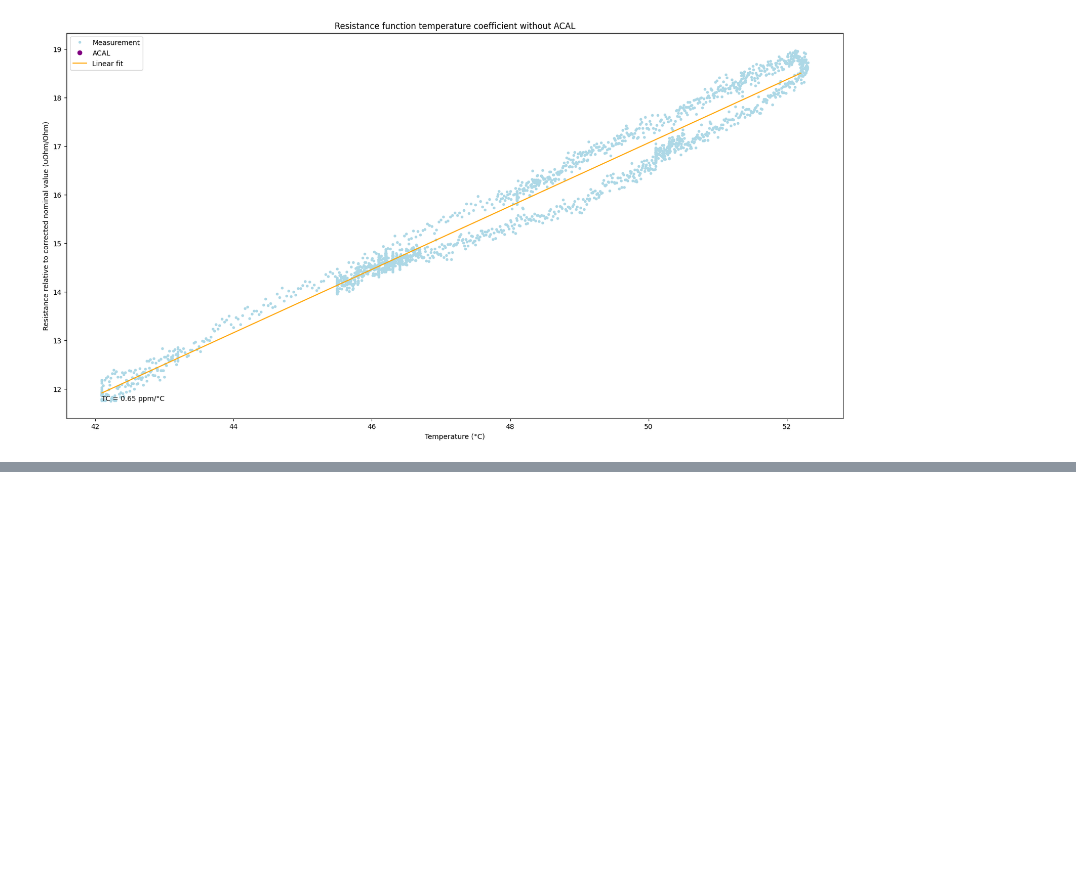
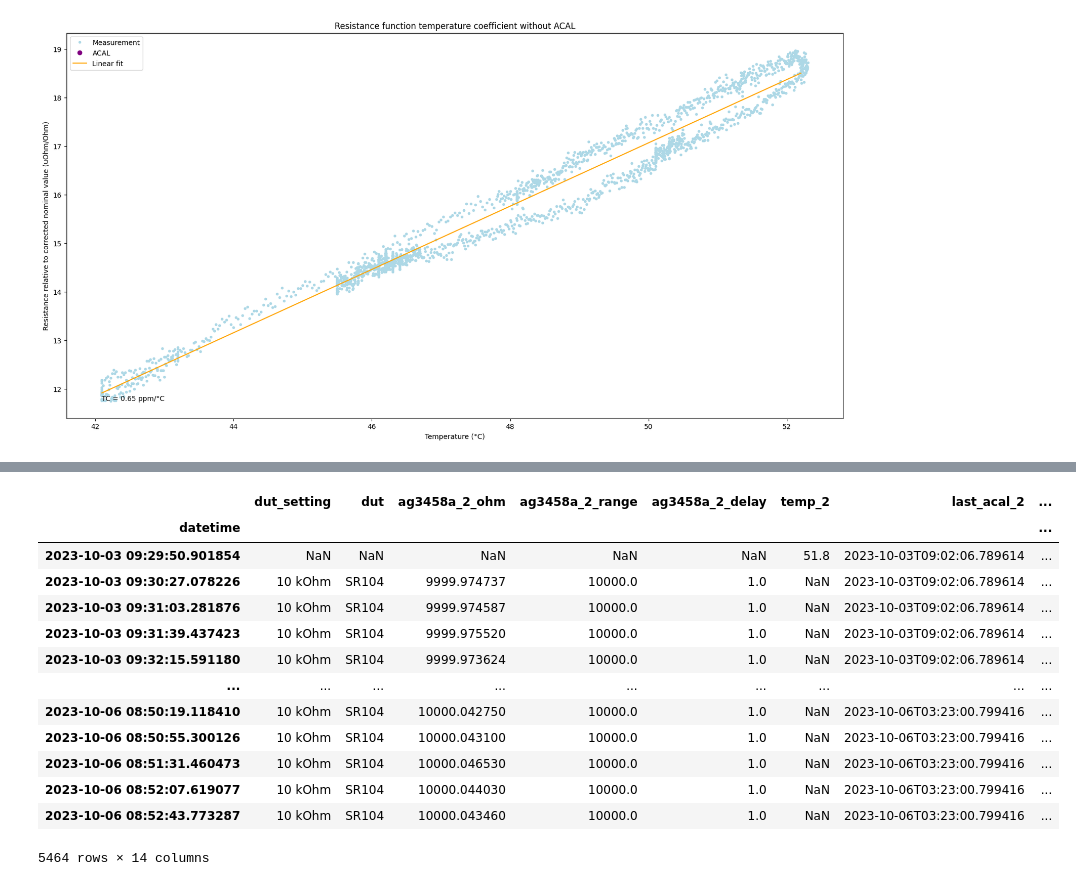
Before and after one commit to alson/metrology-data-analysis, a Jupyter notebook: resistance.ipynb, the cells around one changed output, grey strips where cells are left out. Drawn from its saved outputs; the diff is of its cells as text; code cells hidden in the pictures; blank space fills up the shorter version.

```diff
--- a/resistance.ipynb
+++ b/resistance.ipynb
@@ -309,0 +358,17 @@ process_dcv_tc(ks3458a_dc_w_acal, 2)
+# %%
+ln_10k_1502633
+# %% [output]
+|  | dut_setting | dut | ag3458a_2_ohm | ag3458a_2_range | ag3458a_2_delay | temp_2 | last_acal_2 | ... |
+| datetime |  |  |  |  |  |  |  | ... |
+| 2023-10-03 09:29:50.901854 | NaN | NaN | NaN | NaN | NaN | 51.8 | 2023-10-03T09:02:06.789614 | ... |
+| 2023-10-03 09:30:27.078226 | 10 kOhm | SR104 | 9999.974737 | 10000.0 | 1.0 | NaN | 2023-10-03T09:02:06.789614 | ... |
+| 2023-10-03 09:31:03.281876 | 10 kOhm | SR104 | 9999.974587 | 10000.0 | 1.0 | NaN | 2023-10-03T09:02:06.789614 | ... |
+| 2023-10-03 09:31:39.437423 | 10 kOhm | SR104 | 9999.975520 | 10000.0 | 1.0 | NaN | 2023-10-03T09:02:06.789614 | ... |
+| 2023-10-03 09:32:15.591180 | 10 kOhm | SR104 | 9999.973624 | 10000.0 | 1.0 | NaN | 2023-10-03T09:02:06.789614 | ... |
+| ... | ... | ... | ... | ... | ... | ... | ... | ... |
+| 2023-10-06 08:50:19.118410 | 10 kOhm | SR104 | 10000.042750 | 10000.0 | 1.0 | NaN | 2023-10-06T03:23:00.799416 | ... |
+| 2023-10-06 08:50:55.300126 | 10 kOhm | SR104 | 10000.043100 | 10000.0 | 1.0 | NaN | 2023-10-06T03:23:00.799416 | ... |
+| 2023-10-06 08:51:31.460473 | 10 kOhm | SR104 | 10000.046530 | 10000.0 | 1.0 | NaN | 2023-10-06T03:23:00.799416 | ... |
+| 2023-10-06 08:52:07.619077 | 10 kOhm | SR104 | 10000.044030 | 10000.0 | 1.0 | NaN | 2023-10-06T03:23:00.799416 | ... |
+| 2023-10-06 08:52:43.773287 | 10 kOhm | SR104 | 10000.043460 | 10000.0 | 1.0 | NaN | 2023-10-06T03:23:00.799416 | ... |
+5464 rows × 14 columns
```
Also changed, not shown: parts of 10 cells of this notebook, 3 other files.
